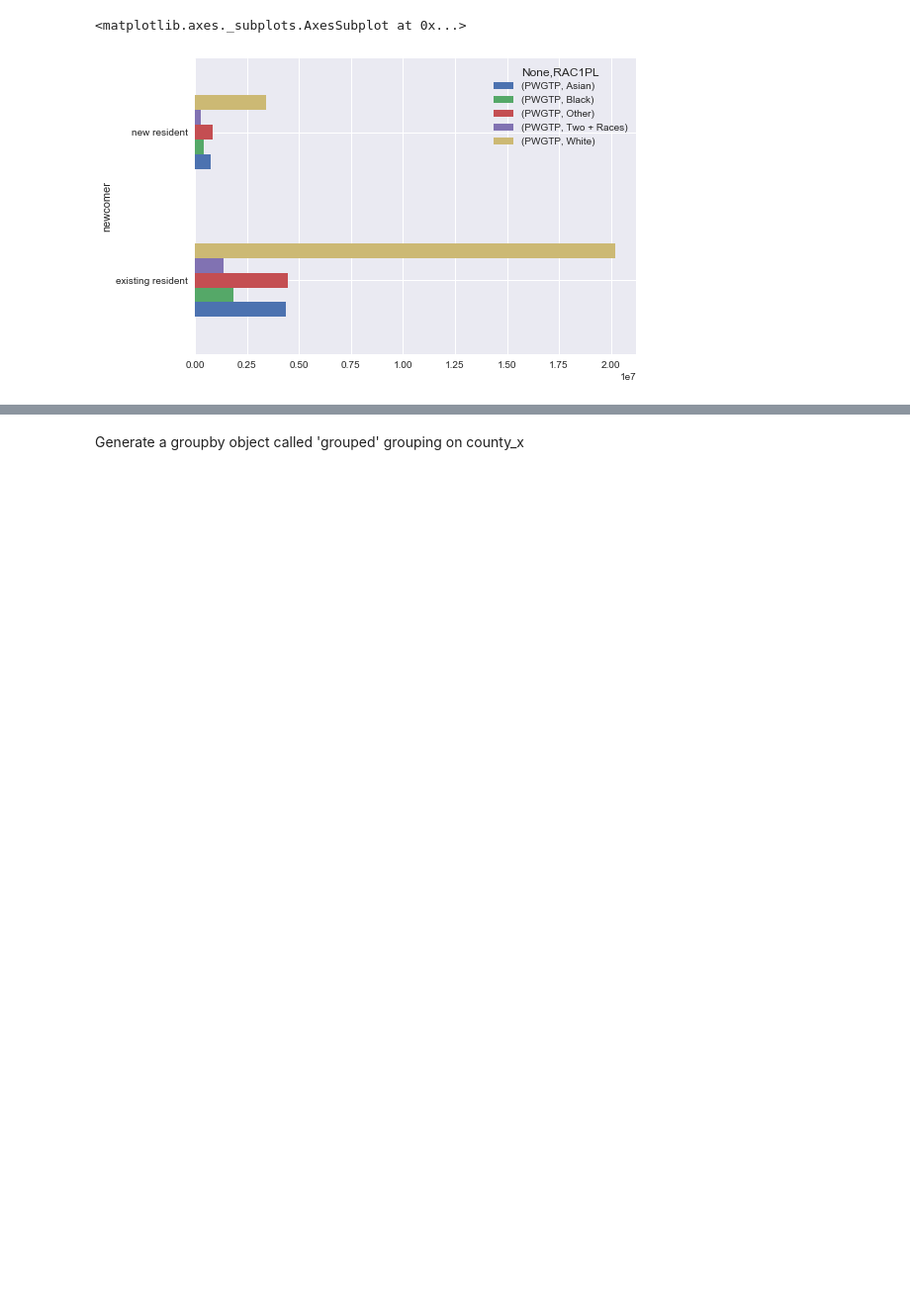
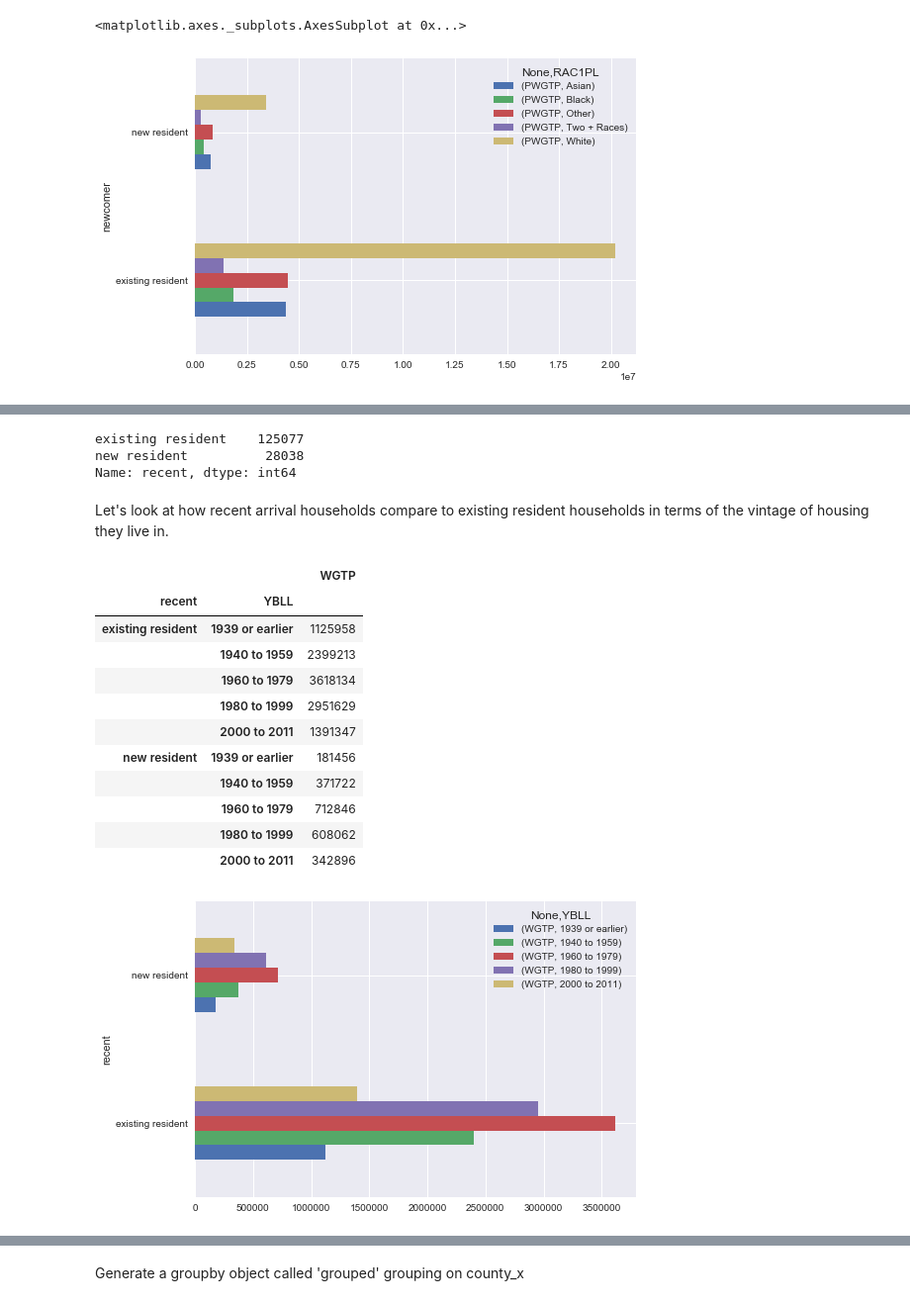
Before and after one commit to waddell/urban-informatics-and-visualization, a Jupyter notebook: 07-data-manipulation/data-manipulation-part-2.ipynb, the cells around one changed output, grey strips where cells are left out. Shown at 99% size. Cells and saved outputs as stored; diff of their text form; code cells hidden in the pictures; blank space fills up the shorter version.

```diff
--- a/07-data-manipulation/data-manipulation-part-2.ipynb
+++ b/07-data-manipulation/data-manipulation-part-2.ipynb
@@ -44,5 +28,5 @@ Note - these are large files and take time to download and to load into memory.
 # %%
-pums_h = pd.read_csv('data/ss12hca.csv')
+pums_h = pd.read_csv('data/csv_hca/ss12hca.csv')
 #pums_h=pd.read_csv('data/pums_h_sf_2012.csv')
 pums_h.index=pums_h.SERIALNO
 pums_h.head()
@@ -554 +470,31 @@ grouped.sum().plot(kind='bar', stacked=True)
+# %%
+pums_h['newcomer'] = 0
+pums_h.loc[pums_p.loc[(pums_p.MIGPUMA!=7500)&(pums_p.MIGPUMA>0),'SERIALNO'].tolist(),'newcomer']=1
+
+pums_h['recent']=pums_h['newcomer'].map({0:'existing resident',1:'new resident'})
+pums_h.recent.value_counts()
+# %% [output]
+existing resident    125077
+new resident          28038
+Name: recent, dtype: int64
+# %% [markdown]
+Let's look at how recent arrival households compare to existing resident households in terms of the vintage of housing they live in.
+# %%
+hsg_by_bltyr = pums_h.loc[:,['recent','YBLL','WGTP']].groupby(['recent','YBLL']).sum()
+hsg_by_bltyr.unstack().plot(kind='barh')
+hsg_by_bltyr
+# %% [output]
+|  |  | WGTP |
+| recent | YBLL |  |
+| existing resident | 1939 or earlier | 1125958 |
+|  | 1940 to 1959 | 2399213 |
+|  | 1960 to 1979 | 3618134 |
+|  | 1980 to 1999 | 2951629 |
+|  | 2000 to 2011 | 1391347 |
+| new resident | 1939 or earlier | 181456 |
+|  | 1940 to 1959 | 371722 |
+|  | 1960 to 1979 | 712846 |
+|  | 1980 to 1999 | 608062 |
+|  | 2000 to 2011 | 342896 |
+[figure, added]
 # %% [markdown]
```
Also changed, not shown: parts of 95 cells of this notebook.
